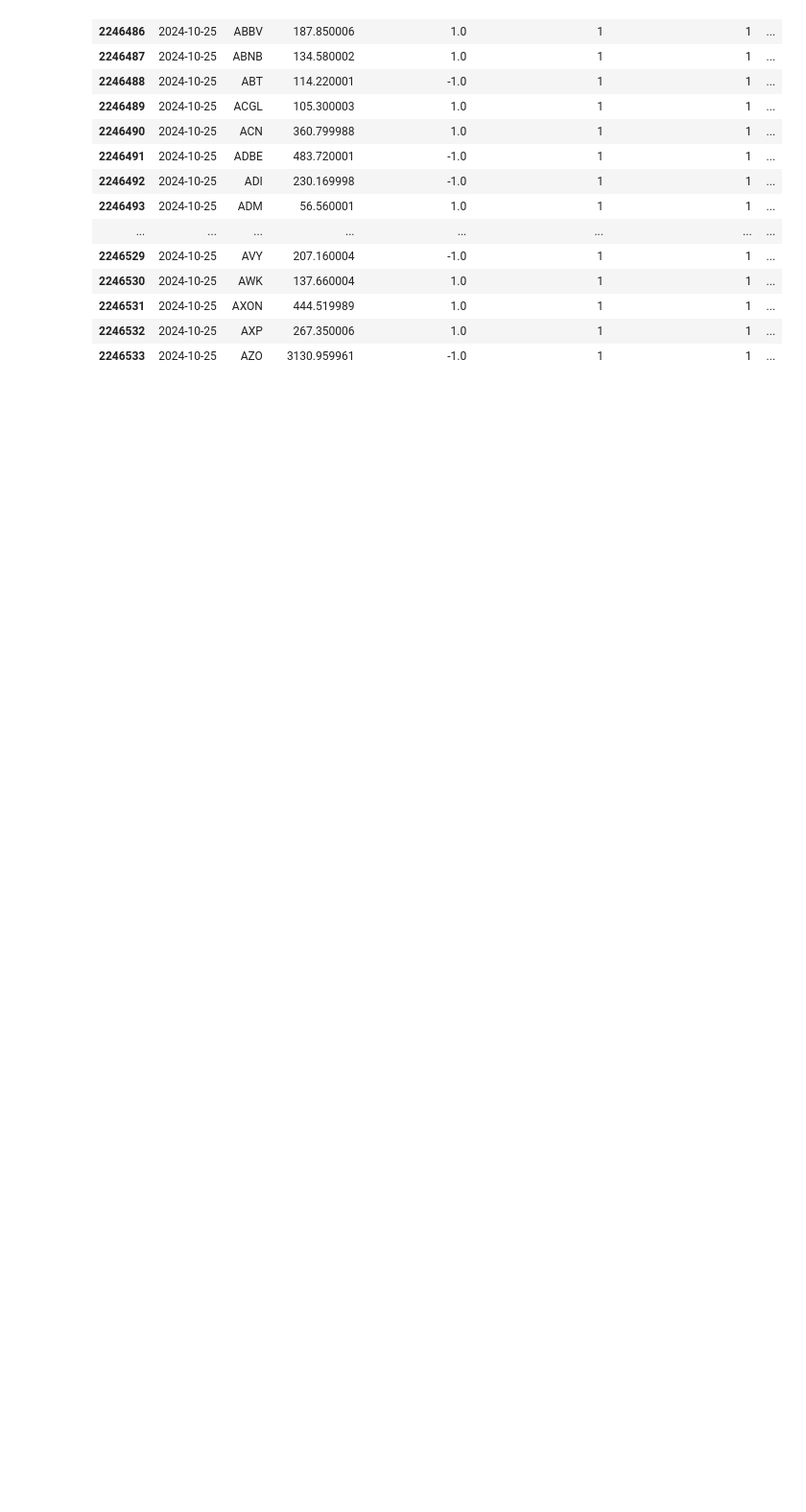
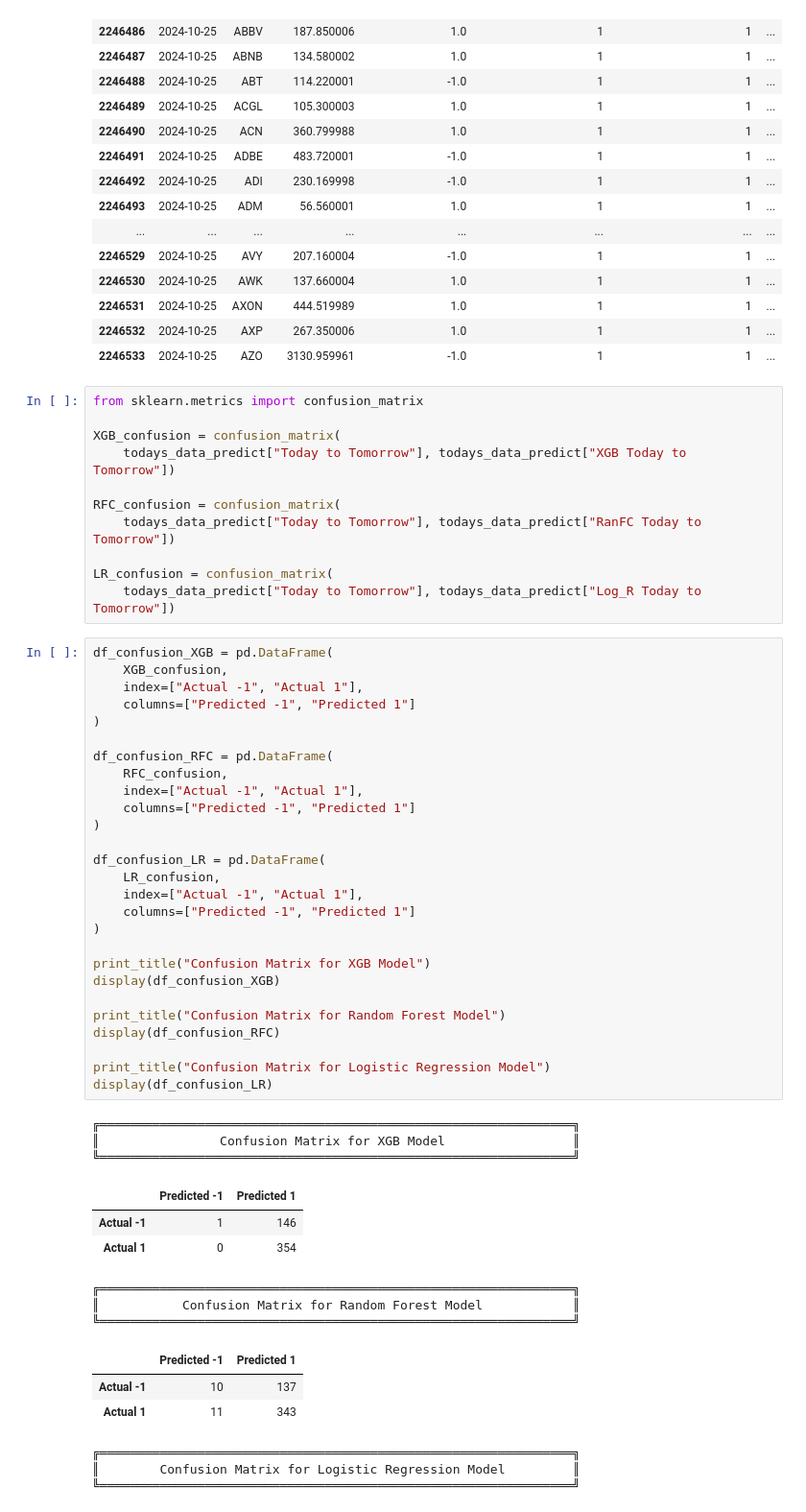
Before and after one commit to Corey-Holton/Group_project_2, a Jupyter notebook: main.ipynb, the cells around one changed output. Shown at 96% size. Saved outputs shown, nothing was run; the diff lists cells and outputs as text; blank space fills up the shorter version.

Commit message:
Added confusion matrix to main

```diff
--- a/main.ipynb
+++ b/main.ipynb
@@ -210,3 +210,57 @@ todays_data_predict.head(50)
 | 2246531 | 2024-10-25 | AXON | 444.519989 | 1.0 | 1 | 1 | ... |
 | 2246532 | 2024-10-25 | AXP | 267.350006 | 1.0 | 1 | 1 | ... |
 | 2246533 | 2024-10-25 | AZO | 3130.959961 | -1.0 | 1 | 1 | ... |
+# %%
+from sklearn.metrics import confusion_matrix
+
+XGB_confusion = confusion_matrix(
+    todays_data_predict["Today to Tomorrow"], todays_data_predict["XGB Today to Tomorrow"])
+
+RFC_confusion = confusion_matrix(
+    todays_data_predict["Today to Tomorrow"], todays_data_predict["RanFC Today to Tomorrow"])
+
+LR_confusion = confusion_matrix(
+    todays_data_predict["Today to Tomorrow"], todays_data_predict["Log_R Today to Tomorrow"])
+# %%
+df_confusion_XGB = pd.DataFrame(
+    XGB_confusion,
+    index=["Actual -1", "Actual 1"],
+    columns=["Predicted -1", "Predicted 1"]
+)
+
+df_confusion_RFC = pd.DataFrame(
+    RFC_confusion,
+    index=["Actual -1", "Actual 1"],
+    columns=["Predicted -1", "Predicted 1"]
+)
+
+df_confusion_LR = pd.DataFrame(
+    LR_confusion,
+    index=["Actual -1", "Actual 1"],
+    columns=["Predicted -1", "Predicted 1"]
+)
+
+print_title("Confusion Matrix for XGB Model")
+display(df_confusion_XGB)
+
+print_title("Confusion Matrix for Random Forest Model")
+display(df_confusion_RFC)
+
+print_title("Confusion Matrix for Logistic Regression Model")
+display(df_confusion_LR)
+# %% [output]
+╔═══════════════════════════════════════════════════════════════╗
+║                Confusion Matrix for XGB Model                 ║
+╚═══════════════════════════════════════════════════════════════╝
+|  | Predicted -1 | Predicted 1 |
+| Actual -1 | 1 | 146 |
+| Actual 1 | 0 | 354 |
+╔═══════════════════════════════════════════════════════════════╗
+║           Confusion Matrix for Random Forest Model            ║
+╚═══════════════════════════════════════════════════════════════╝
+|  | Predicted -1 | Predicted 1 |
+| Actual -1 | 10 | 137 |
+| Actual 1 | 11 | 343 |
+╔═══════════════════════════════════════════════════════════════╗
+║        Confusion Matrix for Logistic Regression Model         ║
+╚═══════════════════════════════════════════════════════════════╝
```
Also changed, not shown: parts of 1 cell of this notebook.
